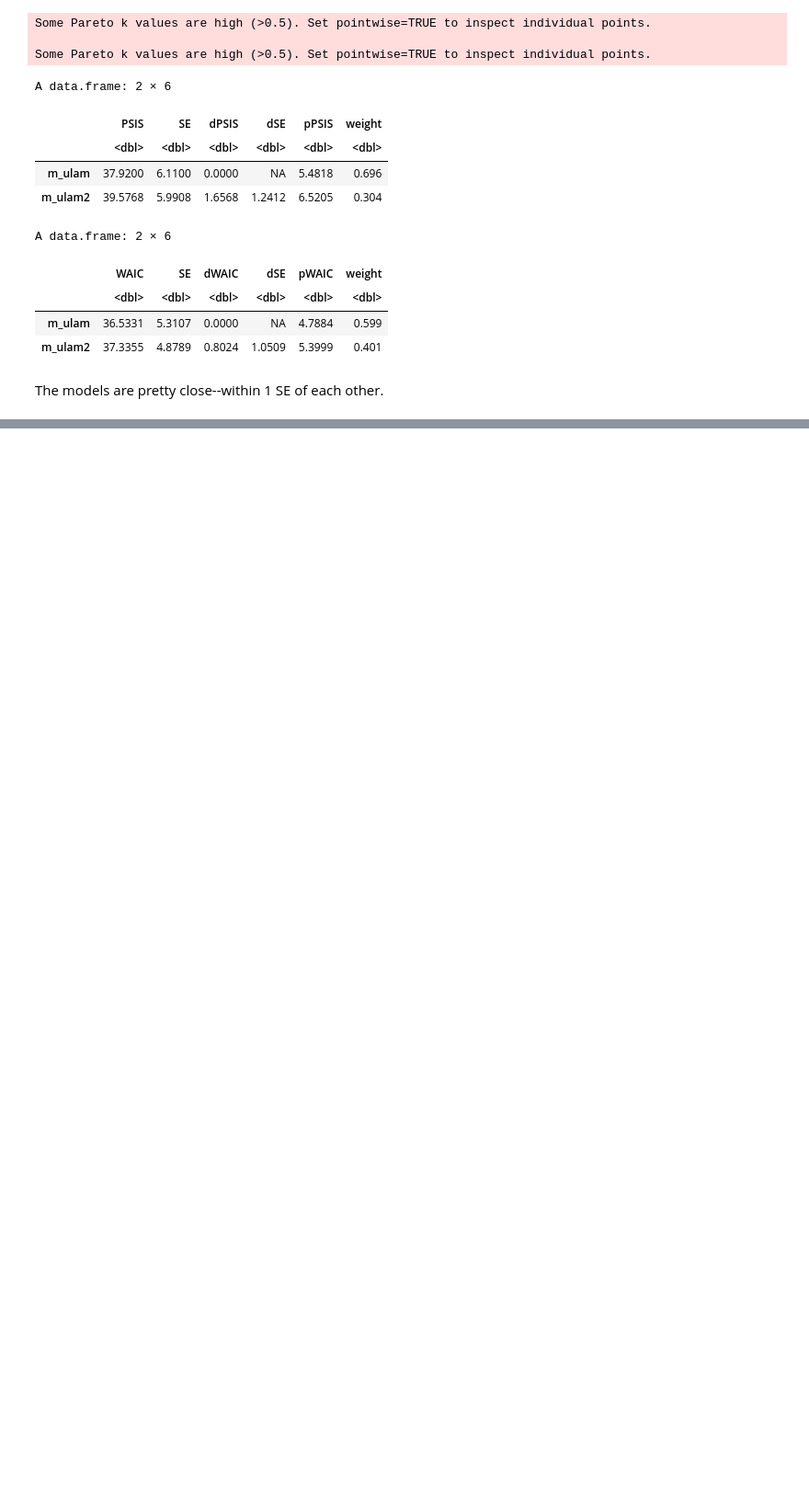
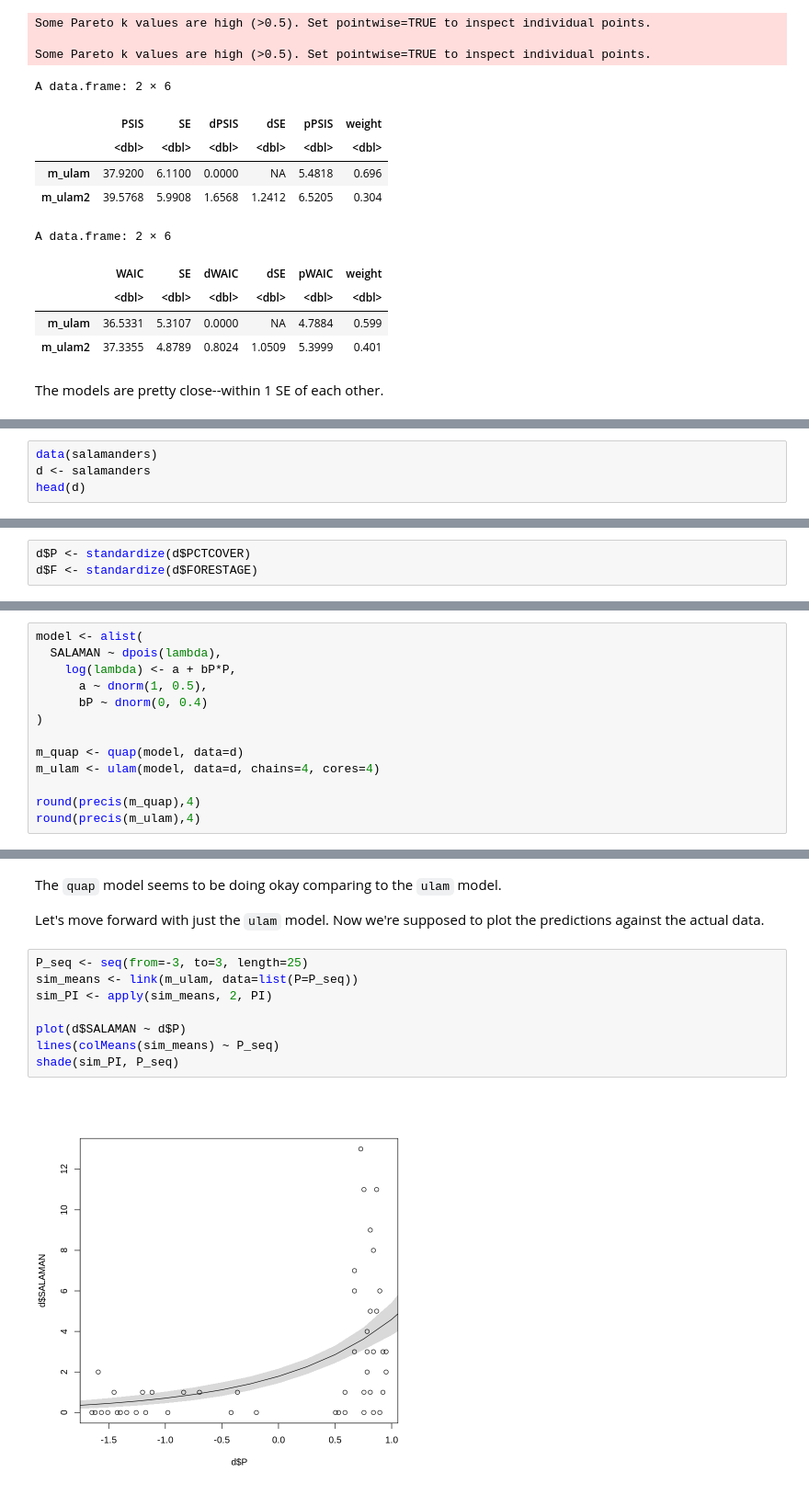
Before and after one commit to nicklausmillican/StatisticalRethinkingIISolutions, a Jupyter notebook: StatisticalRethinkingSolutions2_Ch11.ipynb, the cells around one changed output, grey strips where cells are left out. Shown: that part at 92% size. Cells and saved outputs as stored; diff of their text form; blank space fills up the shorter version.

```diff
--- a/StatisticalRethinkingSolutions2_Ch11.ipynb
+++ b/StatisticalRethinkingSolutions2_Ch11.ipynb
@@ -1019,0 +1032,4 @@ The models are pretty close--within 1 SE of each other.
+# %%
+data(salamanders)
+d <- salamanders
+head(d)
@@ -1019,0 +1048,3 @@ The models are pretty close--within 1 SE of each other.
+# %%
+d$P <- standardize(d$PCTCOVER)
+d$F <- standardize(d$FORESTAGE)
@@ -1019,0 +1075,13 @@ The models are pretty close--within 1 SE of each other.
+# %%
+model <- alist(
+  SALAMAN ~ dpois(lambda),
+    log(lambda) <- a + bP*P,
+      a ~ dnorm(1, 0.5),
+      bP ~ dnorm(0, 0.4)
+)
+
+m_quap <- quap(model, data=d)
+m_ulam <- ulam(model, data=d, chains=4, cores=4)
+
+round(precis(m_quap),4)
+round(precis(m_ulam),4)
@@ -1019,0 +1116,14 @@ The models are pretty close--within 1 SE of each other.
+# %% [markdown]
+The `quap` model seems to be doing okay comparing to the `ulam` model.
+
+Let's move forward with just the `ulam` model.  Now we're supposed to plot the predictions against the actual data.
+# %%
+P_seq <- seq(from=-3, to=3, length=25)
+sim_means <- link(m_ulam, data=list(P=P_seq))
+sim_PI <- apply(sim_means, 2, PI)
+
+plot(d$SALAMAN ~ d$P)
+lines(colMeans(sim_means) ~ P_seq)
+shade(sim_PI, P_seq)
+# %% [output]
+[figure, added]
```
Also changed, not shown: parts of 12 cells of this notebook.
